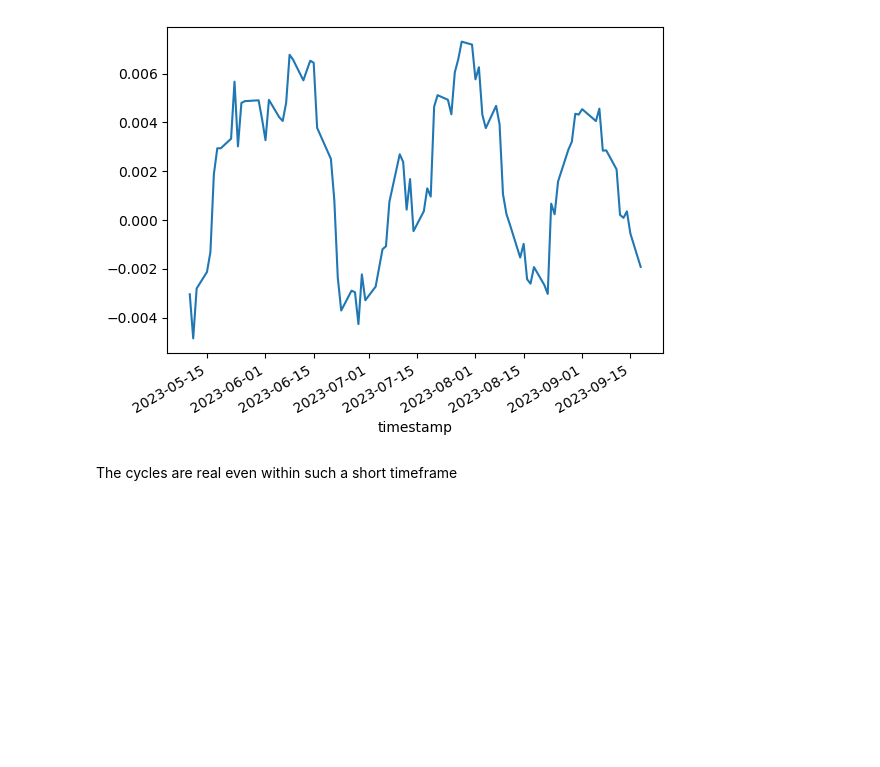
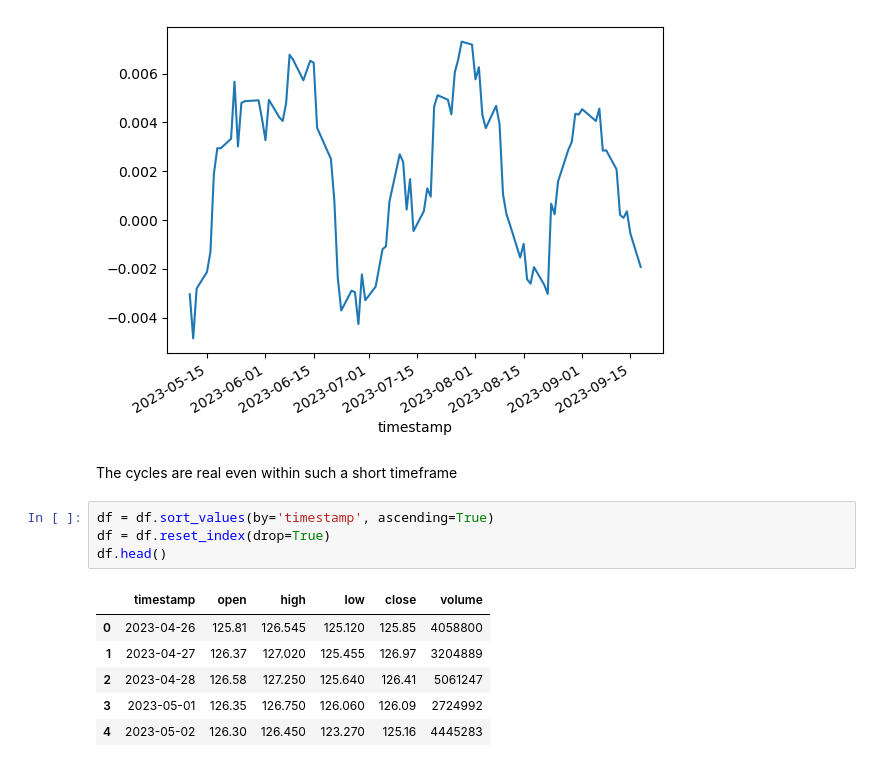
Before and after one commit to peekknuf/finance, a Jupyter notebook: IBM_analysis.ipynb, the cells around one changed output. Drawn from its saved outputs; the diff is of its cells as text; blank space fills up the shorter version.

```diff
--- a/IBM_analysis.ipynb
+++ b/IBM_analysis.ipynb
@@ -141,3 +147,14 @@ df_indexed['returns'].rolling(10).mean().plot()
 [figure]
 # %% [markdown]
 The cycles are real even within such a short timeframe
+# %%
+df = df.sort_values(by='timestamp', ascending=True)
+df = df.reset_index(drop=True)
+df.head()
+# %% [output]
+|  | timestamp | open | high | low | close | volume |
+| 0 | 2023-04-26 | 125.81 | 126.545 | 125.120 | 125.85 | 4058800 |
+| 1 | 2023-04-27 | 126.37 | 127.020 | 125.455 | 126.97 | 3204889 |
+| 2 | 2023-04-28 | 126.58 | 127.250 | 125.640 | 126.41 | 5061247 |
+| 3 | 2023-05-01 | 126.35 | 126.750 | 126.060 | 126.09 | 2724992 |
+| 4 | 2023-05-02 | 126.30 | 126.450 | 123.270 | 125.16 | 4445283 |
```
Also changed, not shown: parts of 5 cells of this notebook.
